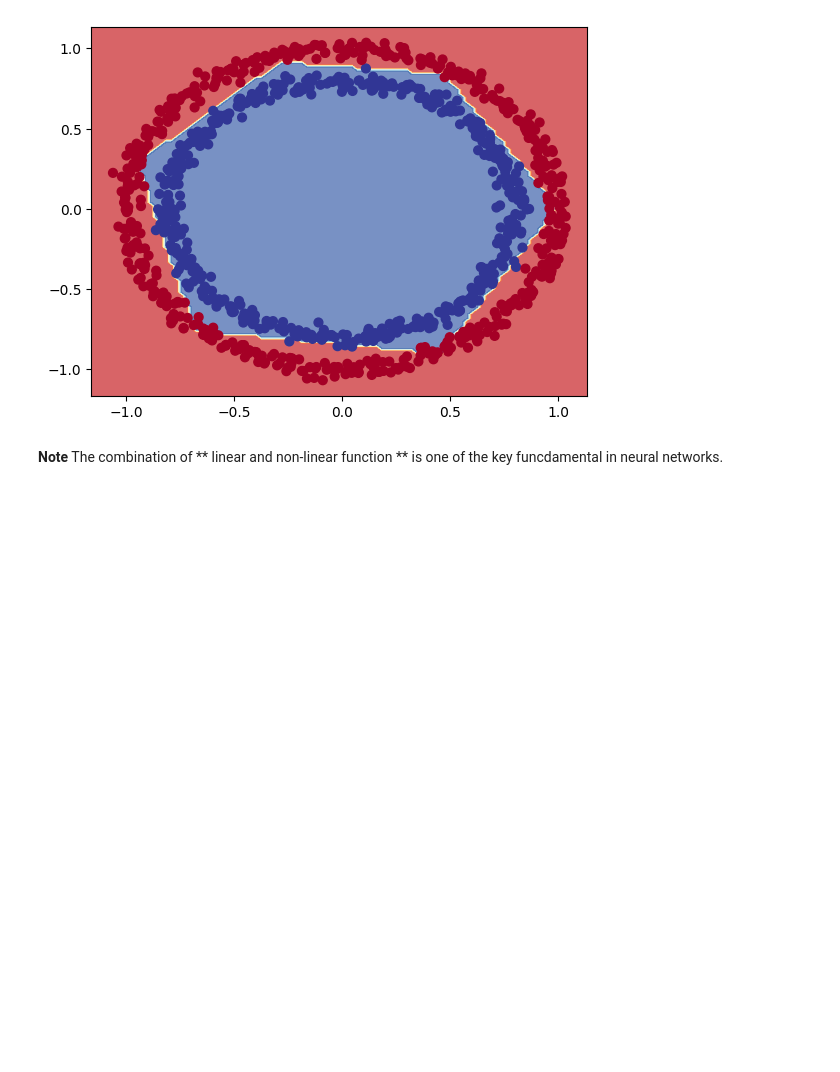
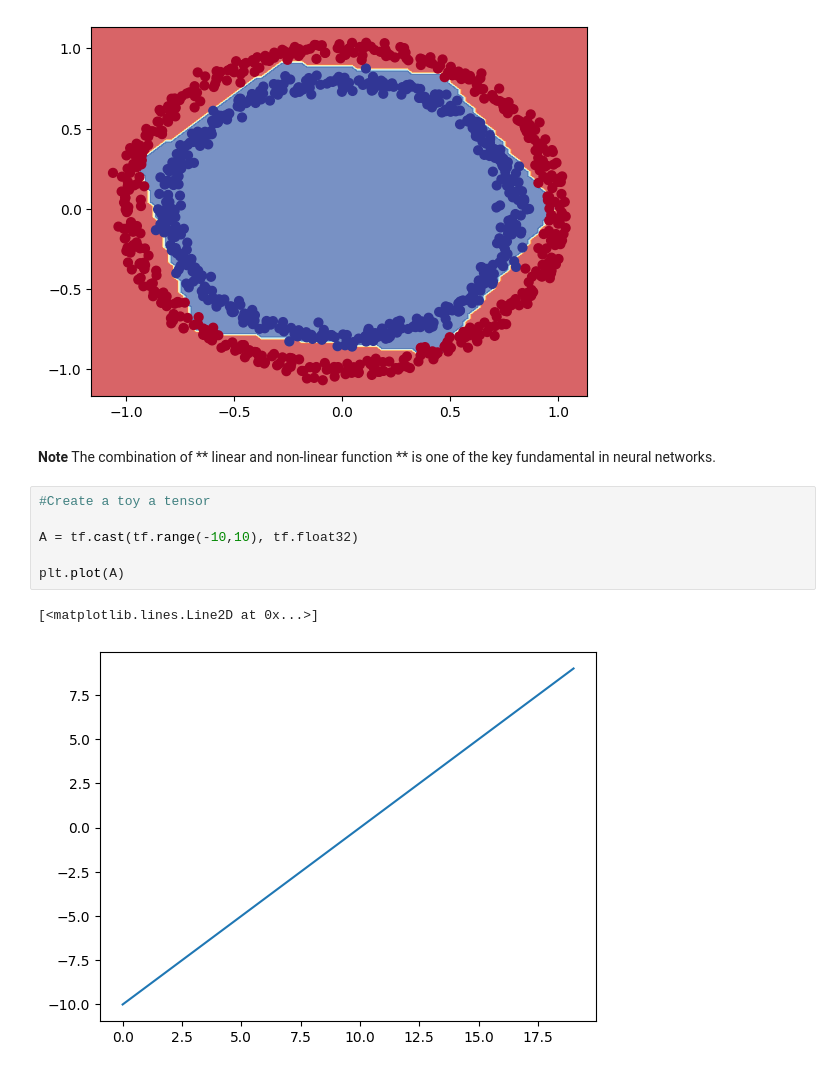
Before and after one commit to amitvermaknw/tensorflow, a Jupyter notebook: src/neural_network_classification.ipynb, the cells around one changed output. Drawn from its saved outputs; the diff is of its cells as text; blank space fills up the shorter version.

```diff
--- a/src/neural_network_classification.ipynb
+++ b/src/neural_network_classification.ipynb
@@ -551,4 +551,13 @@ plot_decision_boundary(model_8, x, y)
 doing binary classification
 [figure]
 # %% [markdown]
-**Note** The combination of ** linear and non-linear function ** is one of the key funcdamental in neural networks.
+**Note** The combination of ** linear and non-linear function ** is one of the key fundamental in neural networks.
+# %%
+#Create a toy a tensor
+
+A = tf.cast(tf.range(-10,10), tf.float32)
+
+plt.plot(A)
+# %% [output]
+[<matplotlib.lines.Line2D at 0x...>]
+[figure, added]
```
Also changed, not shown: parts of 26 cells of this notebook.
